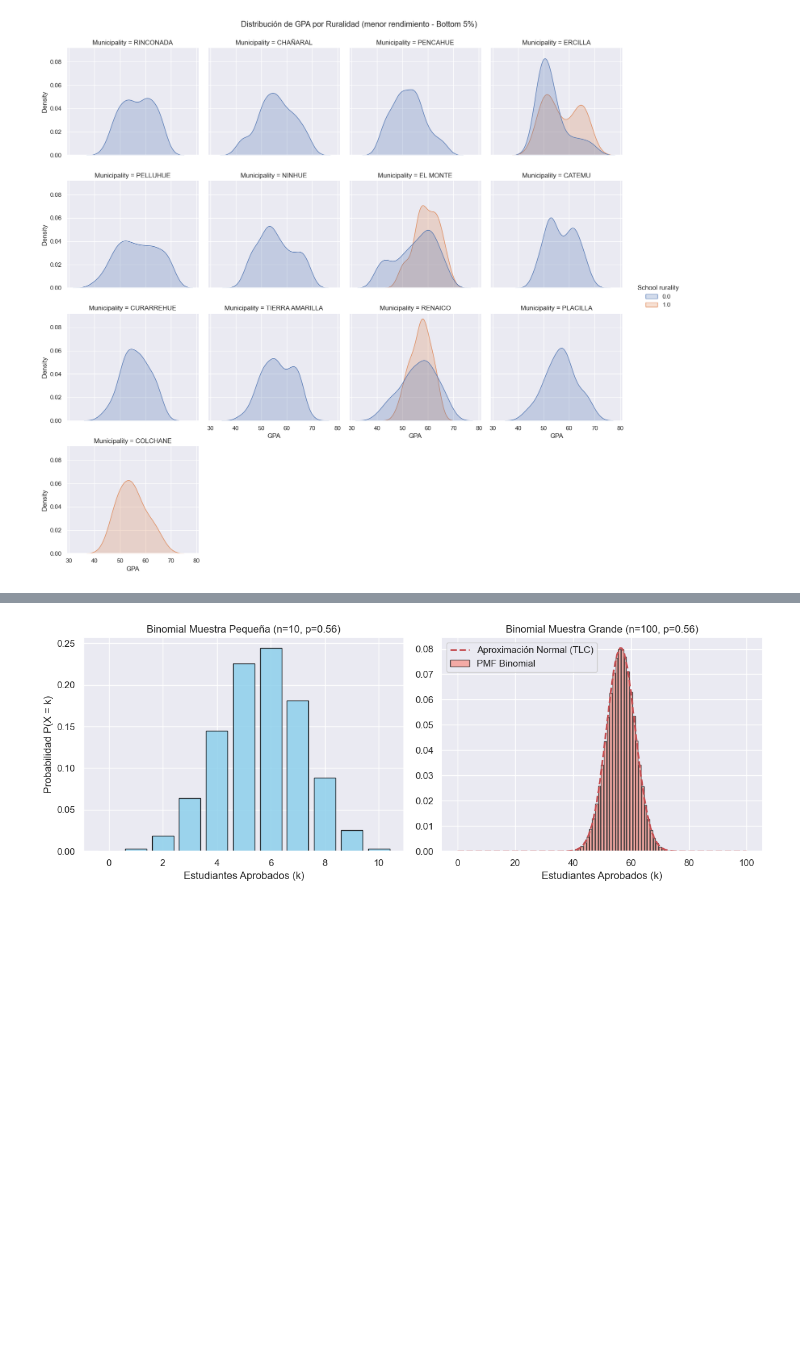
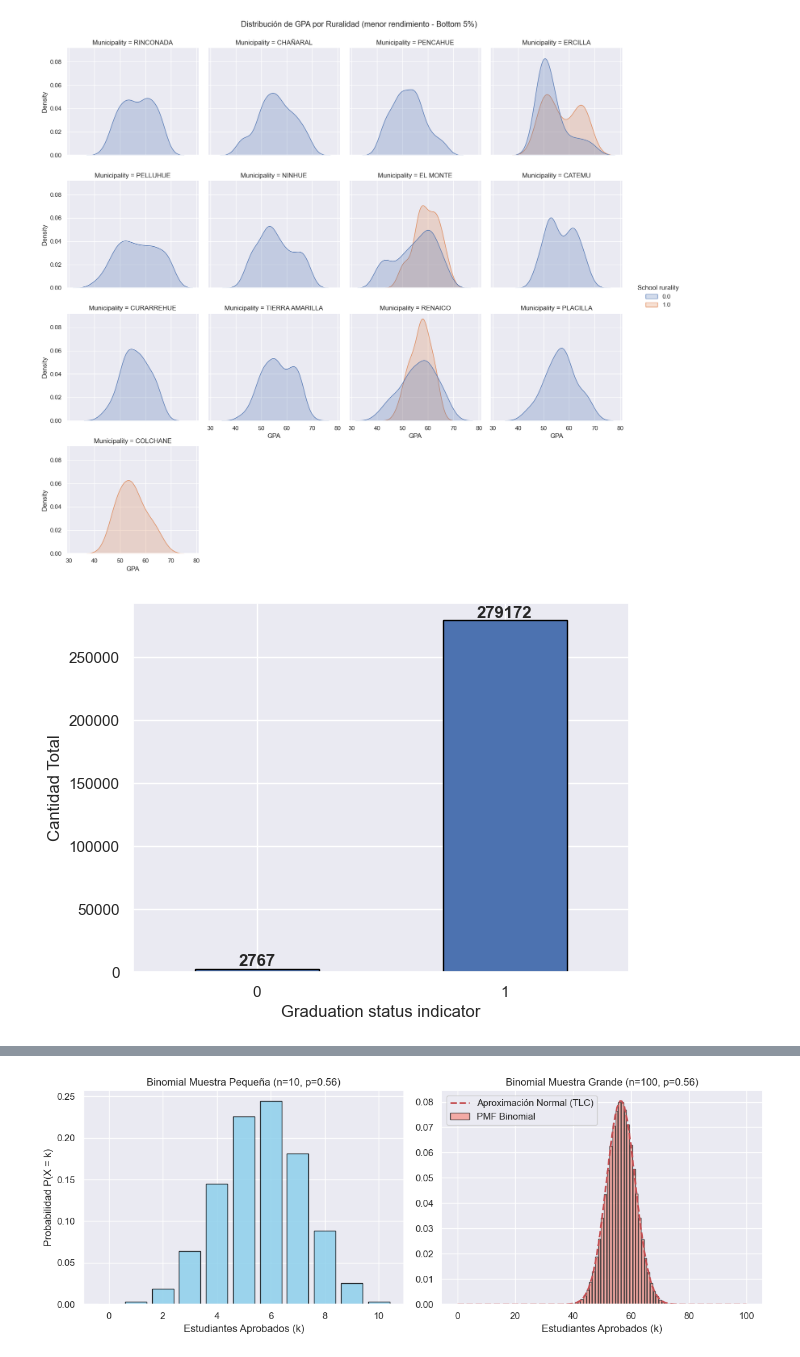
Before and after one commit to 2026788-max/Stastics, a Jupyter notebook: Statistics.CA1.ManuelaCorrea.ipynb, the cells around one changed output, grey strips where cells are left out. Drawn from its saved outputs; the diff is of its cells as text; code cells hidden in the pictures; blank space fills up the shorter version.

Commit message:
Graduation status

```diff
--- a/Statistics.CA1.ManuelaCorrea.ipynb
+++ b/Statistics.CA1.ManuelaCorrea.ipynb
@@ -494,3 +494,8 @@ g.fig.suptitle('Distribución de GPA por Ruralidad (menor rendimiento - Bottom 5
 plt.show()
 # %% [output]
 [figure]
+# %%
+ax = ( dfc["Graduation status indicator"] .value_counts().sort_index().plot(kind="bar", edgecolor="black", rot=0))ax.bar_label(ax.containers[0], fontweight="bold")plt.ylabel("Cantidad Total")
+plt.show()
+# %% [output]
+[figure, added]
```
Also changed, not shown: parts of 6 cells of this notebook.
